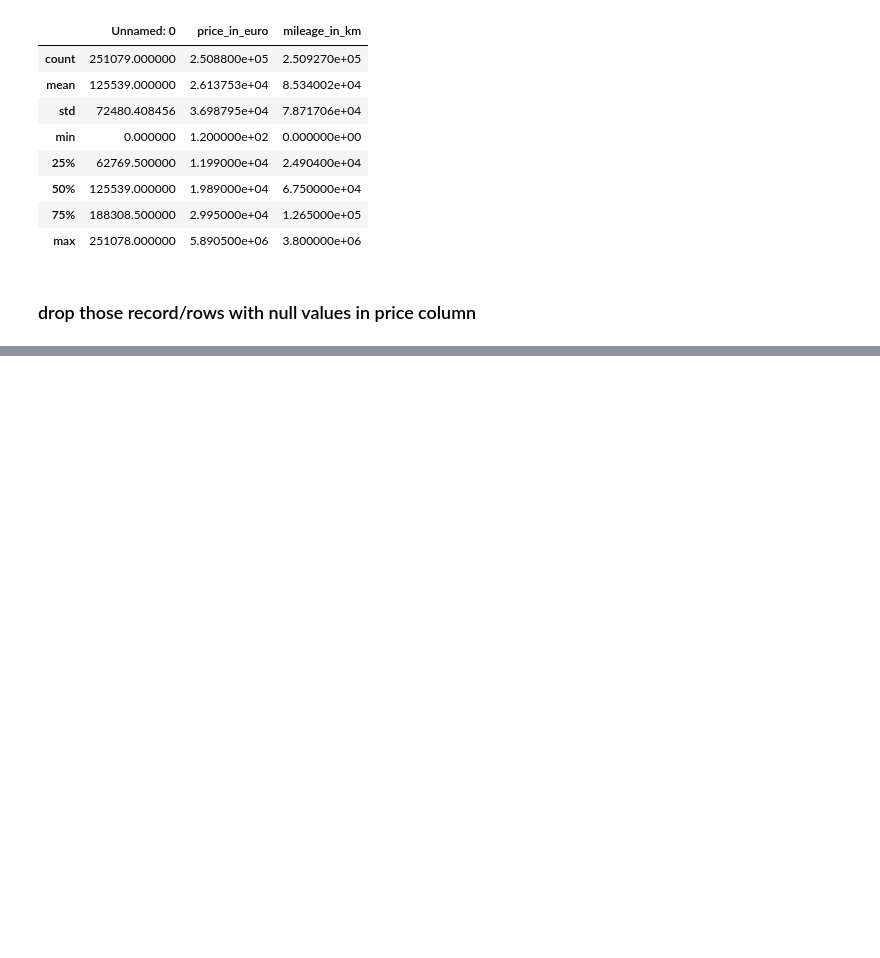
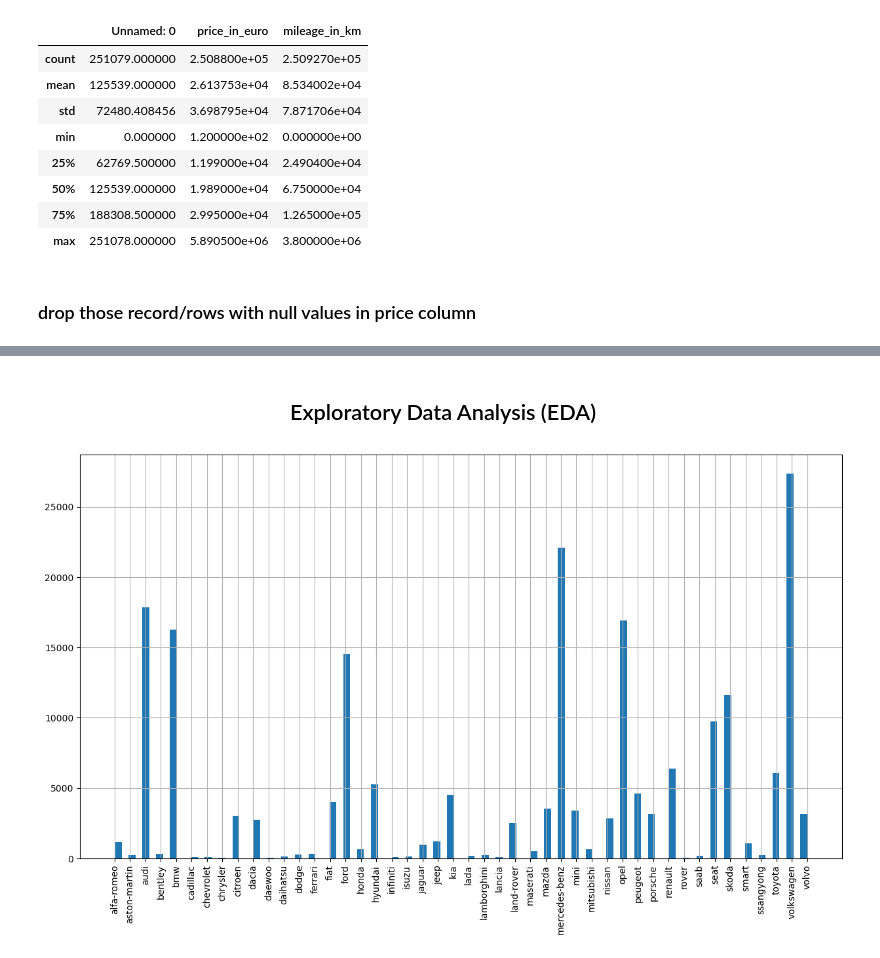
Before and after one commit to mr-rojit/car_price_prediction, a Jupyter notebook: car_price_prediction.ipynb, the cells around one changed output, grey strips where cells are left out. Drawn from its saved outputs; the diff is of its cells as text; code cells hidden in the pictures; blank space fills up the shorter version.

Commit message:
data cleansing and EDA

```diff
--- a/car_price_prediction.ipynb
+++ b/car_price_prediction.ipynb
@@ -83,0 +76,2 @@ memory usage: 30.6+ MB
+# %%
+df = original_df.drop(columns=['Unnamed: 0', 'registration_date', 'fuel_consumption_g_km'])
@@ -83,0 +111,7 @@ memory usage: 30.6+ MB
+# %%
+cols =  ['year','power_kw', 'power_ps']
+df[cols] = df[cols].apply(pd.to_numeric, errors='coerce', axis=1)
+# %%
+df['fuel_consumption_l_100km'] = df['fuel_consumption_l_100km'].str.replace(',', '.').str.extract(r'(\d+\.\d+)').astype(float)
+# %%
+df = df.dropna()
@@ -83,0 +140,8 @@ memory usage: 30.6+ MB
+# %% [markdown]
+## <center>Exploratory Data Analysis (EDA)</center>
+# %%
+df['brand'].hist(bins=100,figsize=(15,8))
+plt.xticks(rotation=90)
+plt.show()
+# %% [output]
+[figure, added]
```
Also changed, not shown: parts of 10 cells of this notebook.
